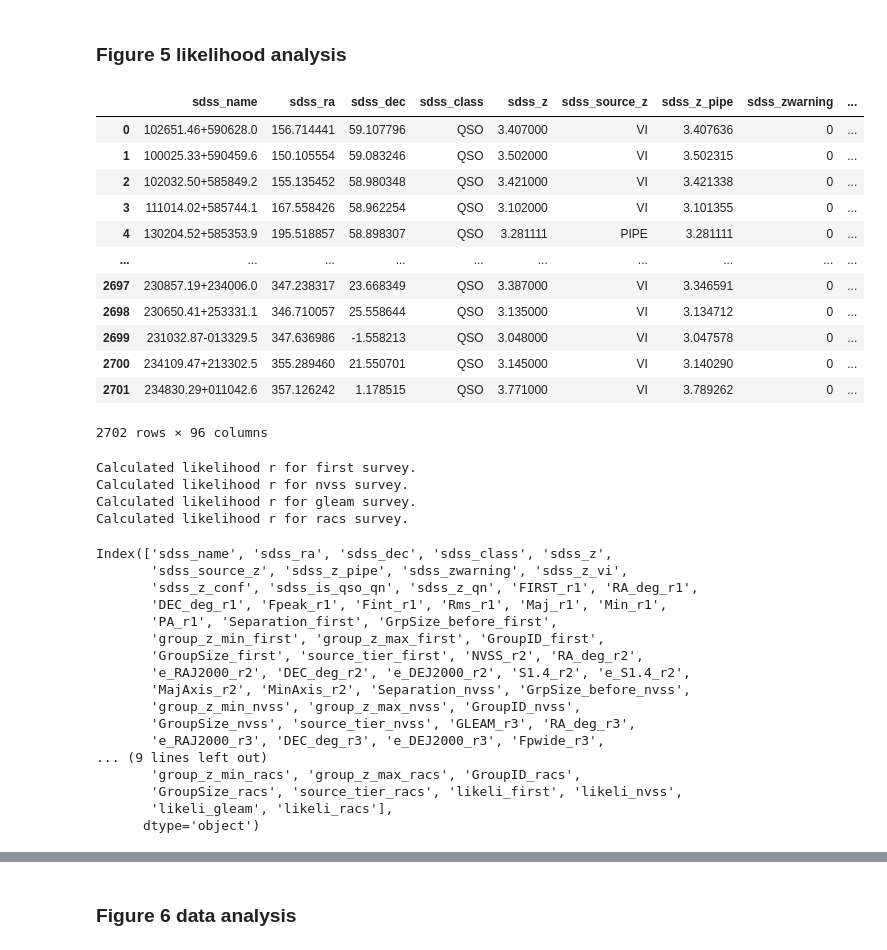
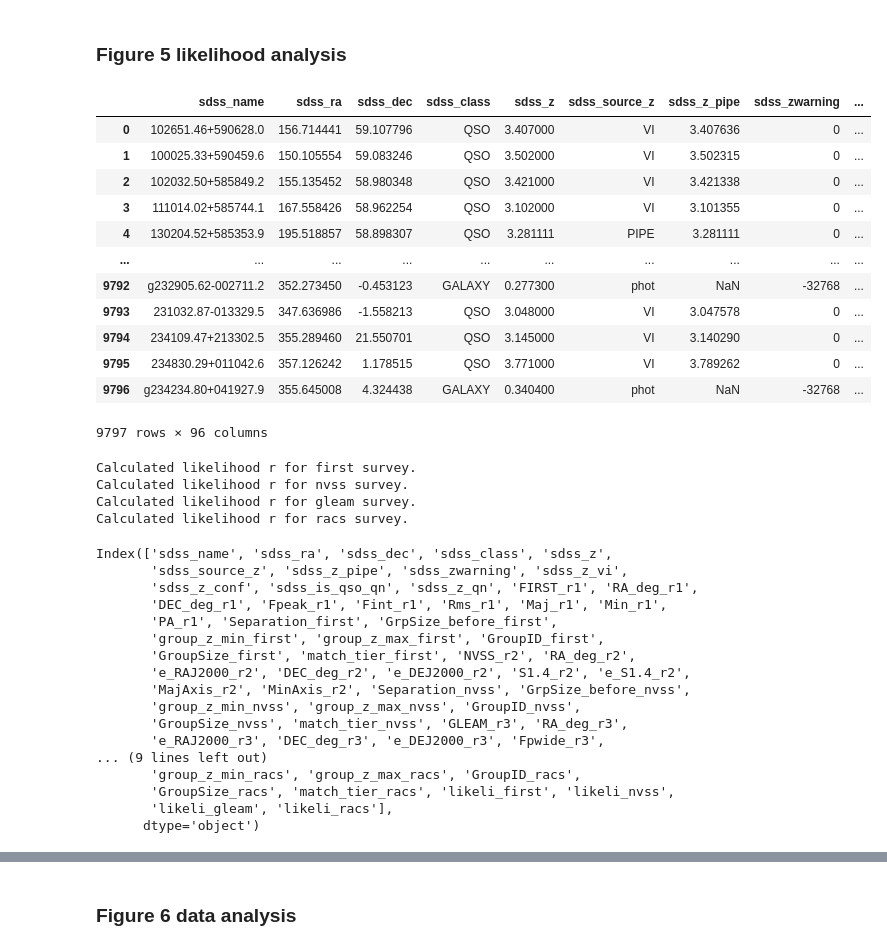
Before and after one commit to ykzhang112233/highz-catalogue, a Jupyter notebook: scripts/0-result_analysis.ipynb, the cells around one changed output, grey strips where cells are left out. Cells and saved outputs as stored; diff of their text form; code cells hidden in the pictures.

```diff
--- a/scripts/0-result_analysis.ipynb
+++ b/scripts/0-result_analysis.ipynb
@@ -384,8 +309,8 @@ df_upset['RACS'] = df_upset['source_tier_racs'].isin([1, 2, 3])
 upset_data = from_indicators(data=df_upset, indicators=['FIRST', 'NVSS', 'GLEAM', 'RACS'])
 # %%
 def get_tier_flag(row):
-    tiers = [row['source_tier_first'], row['source_tier_nvss'],
-             row['source_tier_gleam'], row['source_tier_racs']]
+    tiers = [row['match_tier_first'], row['match_tier_nvss'],
+             row['match_tier_gleam'], row['match_tier_racs']]
     if any(t in [2, 3] for t in tiers):
         return 'tier23'
     elif any(t == 1 for t in tiers):
@@ -518,43 +443,43 @@ df_ref_a = table_fa.to_pandas()
 
 with fits.open(ref_table_pathb) as hdul:
     data = hdul[1].data
     table_fb = Table(data)
 df_ref_b = table_fb.to_pandas()
 
-# select subset with z_reliable_flag == 1 and source_tier_first exist and =1
+# select subset with z_reliable_flag == 1 and match_tier_first exist and =1
 # df_z12 = df_fi[df_fi['z_reliable_flag'] <= 2].reset_index(drop=True)
 # This block can be used to various analysis
 def get_tier_flag(row,column_use):
     tiers = row[[column_use]]
     if any(t == 1 for t in tiers):
         return 'tier_1'
     elif any(t in [2, 3] for t in tiers):
         return 'tier23'
     else:
         return 'none'  # 可选
 def filter_df(df1,df_full,z_flag_lim = 1):
     df1=df1[df1['z_reliable_flag'] <= z_flag_lim].reset_index(drop=True)
-    df_full=df_full[(df_full['sdss_name'].isin(df1['sdss_name'])) | (df_full['source_tier_first'] >= -1) \
-                     | (df_full['source_tier_nvss'] >= -1) | (df_full['source_tier_gleam'] >= -1) | (df_full['source_tier_racs'] >= -1)
+    df_full=df_full[(df_full['sdss_name'].isin(df1['sdss_name'])) | (df_full['match_tier_first'] >= -1) \
+                     | (df_full['match_tier_nvss'] >= -1) | (df_full['match_tier_gleam'] >= -1) | (df_full['match_tier_racs'] >= -1)
                     ].reset_index(drop=True)
     return df1,df_full
 
-df_good,df_full_good= filter_df(df_fi, df_ref_b, z_flag_lim=2)
+df_good,df_full_good= filter_df(df_fi, df_ref_a, z_flag_lim=2)
 df_full_good
 # %% [output]
 |  | sdss_name | sdss_ra | sdss_dec | sdss_class | sdss_z | sdss_source_z | sdss_z_pipe | sdss_zwarning | ... |
 | 0 | 102651.46+590628.0 | 156.714441 | 59.107796 | QSO | 3.407000 | VI | 3.407636 | 0 | ... |
 | 1 | 100025.33+590459.6 | 150.105554 | 59.083246 | QSO | 3.502000 | VI | 3.502315 | 0 | ... |
 | 2 | 102032.50+585849.2 | 155.135452 | 58.980348 | QSO | 3.421000 | VI | 3.421338 | 0 | ... |
 | 3 | 111014.02+585744.1 | 167.558426 | 58.962254 | QSO | 3.102000 | VI | 3.101355 | 0 | ... |
 | 4 | 130204.52+585353.9 | 195.518857 | 58.898307 | QSO | 3.281111 | PIPE | 3.281111 | 0 | ... |
 | ... | ... | ... | ... | ... | ... | ... | ... | ... | ... |
-| 2697 | 230857.19+234006.0 | 347.238317 | 23.668349 | QSO | 3.387000 | VI | 3.346591 | 0 | ... |
-| 2698 | 230650.41+253331.1 | 346.710057 | 25.558644 | QSO | 3.135000 | VI | 3.134712 | 0 | ... |
-| 2699 | 231032.87-013329.5 | 347.636986 | -1.558213 | QSO | 3.048000 | VI | 3.047578 | 0 | ... |
-| 2700 | 234109.47+213302.5 | 355.289460 | 21.550701 | QSO | 3.145000 | VI | 3.140290 | 0 | ... |
-| 2701 | 234830.29+011042.6 | 357.126242 | 1.178515 | QSO | 3.771000 | VI | 3.789262 | 0 | ... |
+| 9792 | g232905.62-002711.2 | 352.273450 | -0.453123 | GALAXY | 0.277300 | phot | NaN | -32768 | ... |
+| 9793 | 231032.87-013329.5 | 347.636986 | -1.558213 | QSO | 3.048000 | VI | 3.047578 | 0 | ... |
+| 9794 | 234109.47+213302.5 | 355.289460 | 21.550701 | QSO | 3.145000 | VI | 3.140290 | 0 | ... |
+| 9795 | 234830.29+011042.6 | 357.126242 | 1.178515 | QSO | 3.771000 | VI | 3.789262 | 0 | ... |
+| 9796 | g234234.80+041927.9 | 355.645008 | 4.324438 | GALAXY | 0.340400 | phot | NaN | -32768 | ... |
-2702 rows × 96 columns
+9797 rows × 96 columns
 # %%
 # for sdss, we used a positional uncertainty of 0.1''
 # for first, we used a positional uncertainty of 0.4'' (Ivezic2002, Becker1995)
@@ -612,15 +537,15 @@ Index(['sdss_name', 'sdss_ra', 'sdss_dec', 'sdss_class', 'sdss_z',
        'DEC_deg_r1', 'Fpeak_r1', 'Fint_r1', 'Rms_r1', 'Maj_r1', 'Min_r1',
        'PA_r1', 'Separation_first', 'GrpSize_before_first',
        'group_z_min_first', 'group_z_max_first', 'GroupID_first',
-       'GroupSize_first', 'source_tier_first', 'NVSS_r2', 'RA_deg_r2',
+       'GroupSize_first', 'match_tier_first', 'NVSS_r2', 'RA_deg_r2',
        'e_RAJ2000_r2', 'DEC_deg_r2', 'e_DEJ2000_r2', 'S1.4_r2', 'e_S1.4_r2',
        'MajAxis_r2', 'MinAxis_r2', 'Separation_nvss', 'GrpSize_before_nvss',
        'group_z_min_nvss', 'group_z_max_nvss', 'GroupID_nvss',
-       'GroupSize_nvss', 'source_tier_nvss', 'GLEAM_r3', 'RA_deg_r3',
+       'GroupSize_nvss', 'match_tier_nvss', 'GLEAM_r3', 'RA_deg_r3',
        'e_RAJ2000_r3', 'DEC_deg_r3', 'e_DEJ2000_r3', 'Fpwide_r3',
 ... (9 lines left out)
        'group_z_min_racs', 'group_z_max_racs', 'GroupID_racs',
-       'GroupSize_racs', 'source_tier_racs', 'likeli_first', 'likeli_nvss',
+       'GroupSize_racs', 'match_tier_racs', 'likeli_first', 'likeli_nvss',
        'likeli_gleam', 'likeli_racs'],
       dtype='object')
 # %%
```
Also changed, not shown: parts of 27 cells of this notebook, 4 other files.
